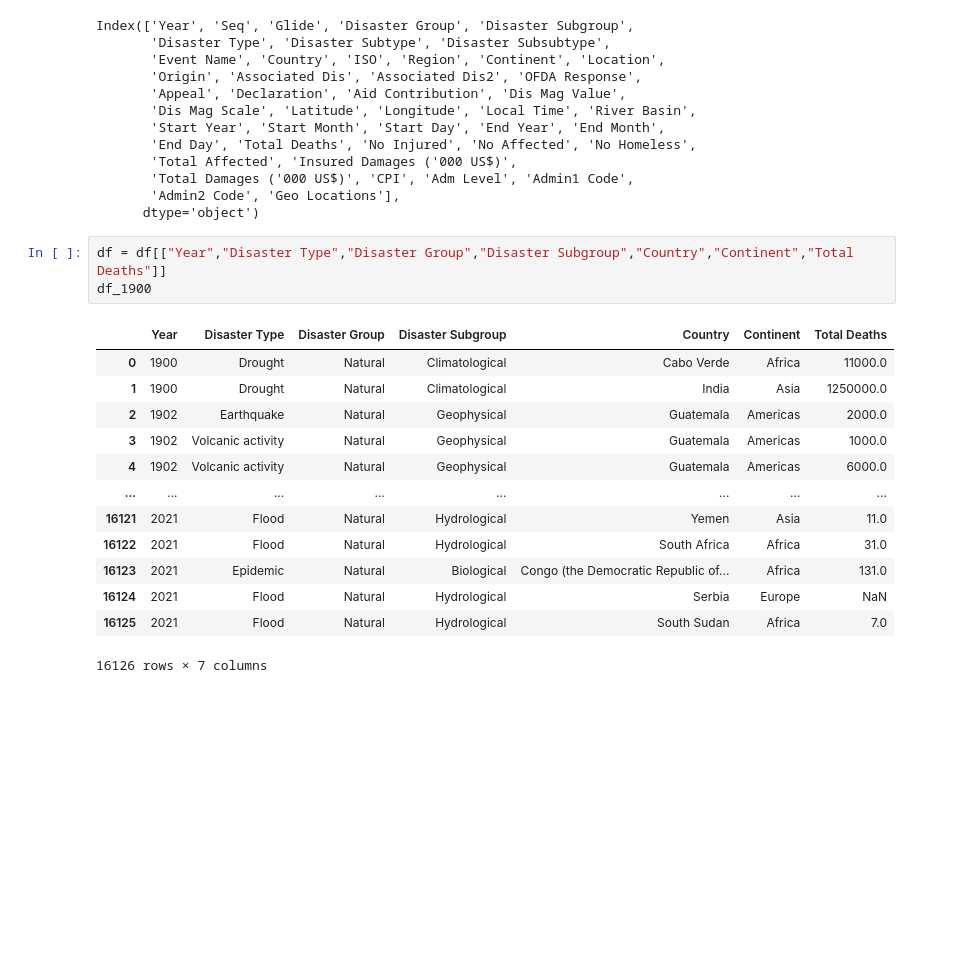
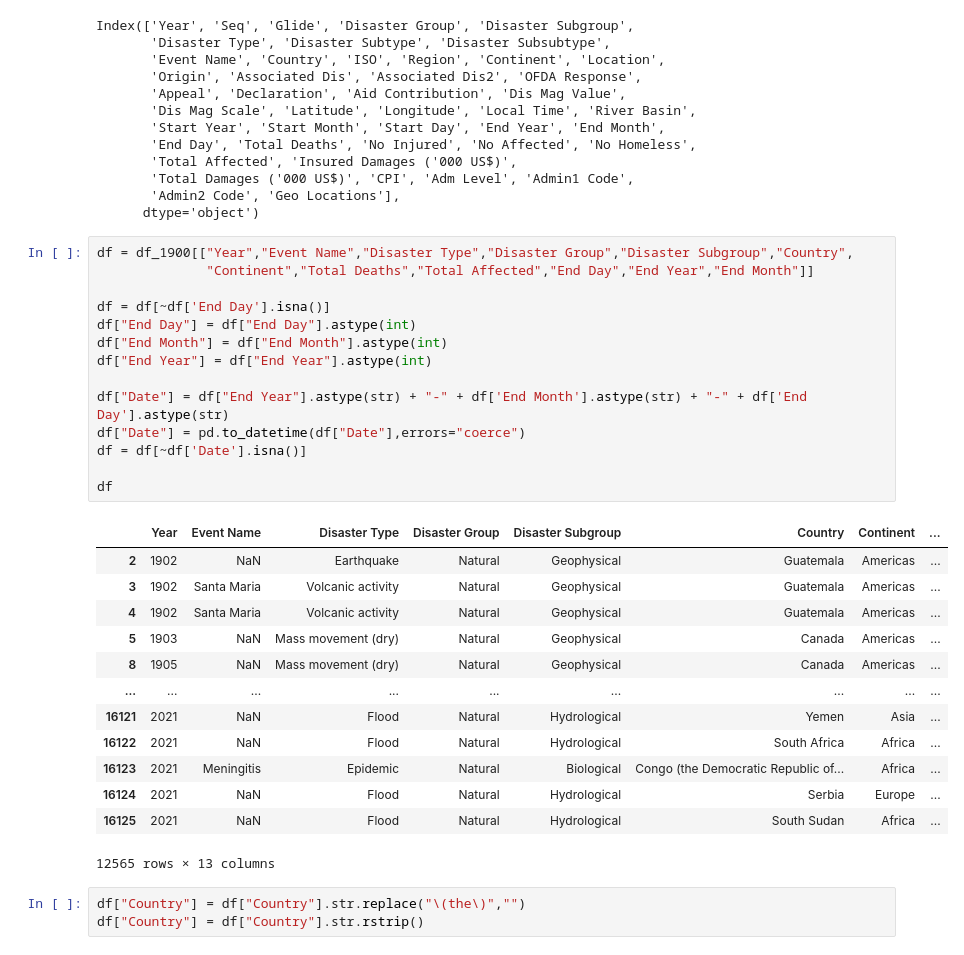
Before and after one commit to DiogoNovaIms/data_vis, a Jupyter notebook: data/raw/Disasters.ipynb, the cells around one changed output. Saved outputs shown, nothing was run; the diff lists cells and outputs as text; blank space fills up the shorter version.

```diff
--- a/data/raw/Disasters.ipynb
+++ b/data/raw/Disasters.ipynb
@@ -32,20 +34,34 @@ Index(['Year', 'Seq', 'Glide', 'Disaster Group', 'Disaster Subgroup',
        'Total Damages ('000 US$)', 'CPI', 'Adm Level', 'Admin1 Code',
        'Admin2 Code', 'Geo Locations'],
       dtype='object')
-# %%
-df = df[["Year","Disaster Type","Disaster Group","Disaster Subgroup","Country","Continent","Total Deaths"]]
-df_1900
-# %% [output]
-|  | Year | Disaster Type | Disaster Group | Disaster Subgroup | Country | Continent | Total Deaths |
-| 0 | 1900 | Drought | Natural | Climatological | Cabo Verde | Africa | 11000.0 |
-| 1 | 1900 | Drought | Natural | Climatological | India | Asia | 1250000.0 |
-| 2 | 1902 | Earthquake | Natural | Geophysical | Guatemala | Americas | 2000.0 |
-| 3 | 1902 | Volcanic activity | Natural | Geophysical | Guatemala | Americas | 1000.0 |
-| 4 | 1902 | Volcanic activity | Natural | Geophysical | Guatemala | Americas | 6000.0 |
-| ... | ... | ... | ... | ... | ... | ... | ... |
-| 16121 | 2021 | Flood | Natural | Hydrological | Yemen | Asia | 11.0 |
-| 16122 | 2021 | Flood | Natural | Hydrological | South Africa | Africa | 31.0 |
-| 16123 | 2021 | Epidemic | Natural | Biological | Congo (the Democratic Republic of... | Africa | 131.0 |
-| 16124 | 2021 | Flood | Natural | Hydrological | Serbia | Europe | NaN |
-| 16125 | 2021 | Flood | Natural | Hydrological | South Sudan | Africa | 7.0 |
-16126 rows × 7 columns
+# %%
+df = df_1900[["Year","Event Name","Disaster Type","Disaster Group","Disaster Subgroup","Country",
+              "Continent","Total Deaths","Total Affected","End Day","End Year","End Month"]]
+
+df = df[~df['End Day'].isna()]
+df["End Day"] = df["End Day"].astype(int)
+df["End Month"] = df["End Month"].astype(int)
+df["End Year"] = df["End Year"].astype(int)
+
+df["Date"] = df["End Year"].astype(str) + "-" + df['End Month'].astype(str) + "-" + df['End Day'].astype(str)
+df["Date"] = pd.to_datetime(df["Date"],errors="coerce")
+df = df[~df['Date'].isna()]
+
+df
+# %% [output]
+|  | Year | Event Name | Disaster Type | Disaster Group | Disaster Subgroup | Country | Continent | ... |
+| 2 | 1902 | NaN | Earthquake | Natural | Geophysical | Guatemala | Americas | ... |
+| 3 | 1902 | Santa Maria | Volcanic activity | Natural | Geophysical | Guatemala | Americas | ... |
+| 4 | 1902 | Santa Maria | Volcanic activity | Natural | Geophysical | Guatemala | Americas | ... |
+| 5 | 1903 | NaN | Mass movement (dry) | Natural | Geophysical | Canada | Americas | ... |
+| 8 | 1905 | NaN | Mass movement (dry) | Natural | Geophysical | Canada | Americas | ... |
+| ... | ... | ... | ... | ... | ... | ... | ... | ... |
+| 16121 | 2021 | NaN | Flood | Natural | Hydrological | Yemen | Asia | ... |
+| 16122 | 2021 | NaN | Flood | Natural | Hydrological | South Africa | Africa | ... |
+| 16123 | 2021 | Meningitis | Epidemic | Natural | Biological | Congo (the Democratic Republic of... | Africa | ... |
+| 16124 | 2021 | NaN | Flood | Natural | Hydrological | Serbia | Europe | ... |
+| 16125 | 2021 | NaN | Flood | Natural | Hydrological | South Sudan | Africa | ... |
+12565 rows × 13 columns
+# %%
+df["Country"] = df["Country"].str.replace("\(the\)","")
+df["Country"] = df["Country"].str.rstrip()
```
Also changed, not shown: parts of 11 cells of this notebook, 10 other files.
